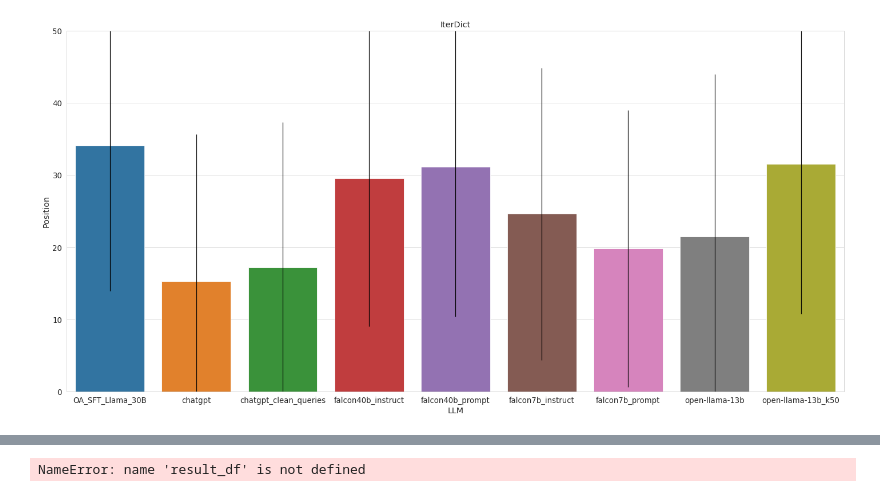
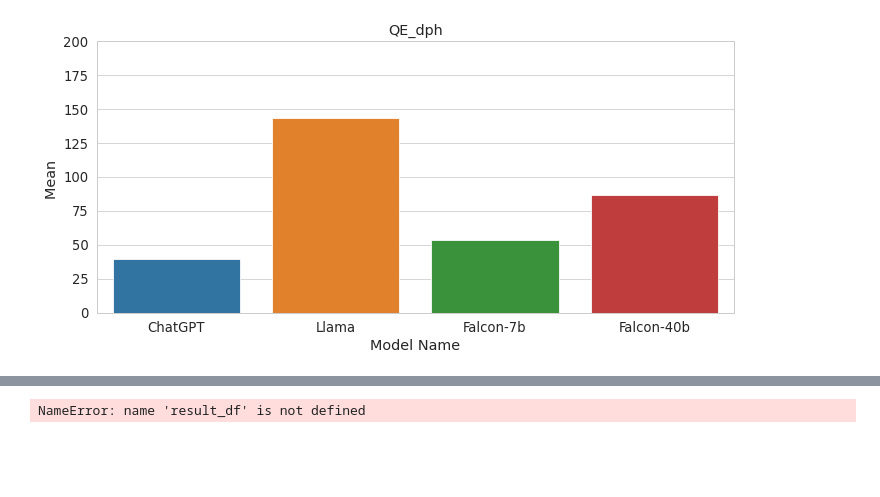
Before and after one commit to JoProbst/ThesisCode, a Jupyter notebook: visualizations/visualize_llm_result_positions.ipynb, the cells around one changed output, grey strips where cells are left out. Drawn from its saved outputs; the diff is of its cells as text; code cells hidden in the pictures; blank space fills up the shorter version.

Commit message:
Move focus in visulaizayion to just 4 models

```diff
--- a/visualizations/visualize_llm_result_positions.ipynb
+++ b/visualizations/visualize_llm_result_positions.ipynb
@@ -47,14 +47,18 @@ colbert_df.head(10)
+# %%
+# calculate number of words in column 'chatgpt_answer'
+colbert_df['answer_num_words'] = colbert_df['chatgpt_answer'].str.split().str.len()
+qe_dph_df['answer_num_words'] = qe_dph_df['chatgpt_answer'].str.split().str.len()
 # %%
 # group by llm and get mean and std of position, as well as count of value 0.0 in position
 
-colbert_df_grouped = colbert_df.groupby('llm').agg({'position': ['mean', 'std']})
+colbert_df_grouped = colbert_df.groupby('llm').agg({'position': ['mean', 'std'], 'answer_num_words': ['mean', 'std'], 'position_capped_50': ['mean', 'std']})
 colbert_df_grouped['position_0_count'] = colbert_df[colbert_df['position'] == 0.0].groupby('llm').agg({'position': 'count'})
-iterDict_df_grouped = iterDict_df.groupby('llm').agg({'position': ['mean', 'std']})
-iterDict_df_grouped['position_0_count'] = iterDict_df[iterDict_df['position'] == 0.0].groupby('llm').agg({'position': 'count'})
+qe_dph_df_grouped = qe_dph_df.groupby('llm').agg({'position': ['mean', 'std'], 'answer_num_words': ['mean', 'std'], 'position_capped_50': ['mean', 'std']})
+qe_dph_df_grouped['position_0_count'] = qe_dph_df[qe_dph_df['position'] == 0.0].groupby('llm').agg({'position': 'count'})
 
 # rename columns
 colbert_df_grouped.columns = ['_'.join(col) for col in colbert_df_grouped.columns.values]
-iterDict_df_grouped.columns = ['_'.join(col) for col in iterDict_df_grouped.columns.values]
+qe_dph_df_grouped.columns = ['_'.join(col) for col in qe_dph_df_grouped.columns.values]
 # %%
 colbert_df_grouped.head(10)
 # %% [output]
@@ -86,3 +90,12 @@ iterDict_df_grouped.head(10)
+# %%
+# only keep OA_SFT_Llama_30B, chatgpt_clean_queries, falcon40b_prompt, falcon7b_prompt and rename them to Llama, ChatGPT, Falcon-40b, Falcon-7b
+colbert_df_grouped = colbert_df_grouped.loc[['OA_SFT_Llama_30B', 'chatgpt_clean_queries', 'falcon40b_prompt', 'falcon7b_prompt']]
+colbert_df_grouped = colbert_df_grouped.rename(index={'OA_SFT_Llama_30B': 'Llama', 'chatgpt_clean_queries': 'ChatGPT', 'falcon40b_prompt': 'Falcon-40b', 'falcon7b_prompt': 'Falcon-7b'})
+qe_dph_df_grouped = qe_dph_df_grouped.loc[['OA_SFT_Llama_30B', 'chatgpt_clean_queries', 'falcon40b_prompt', 'falcon7b_prompt']]
+qe_dph_df_grouped = qe_dph_df_grouped.rename(index={'OA_SFT_Llama_30B': 'Llama', 'chatgpt_clean_queries': 'ChatGPT', 'falcon40b_prompt': 'Falcon-40b', 'falcon7b_prompt': 'Falcon-7b'})
+# change order to ChatGPT, Llama, Falcon-7b, Falcon-40b
+colbert_df_grouped = colbert_df_grouped.reindex(['ChatGPT', 'Llama', 'Falcon-7b', 'Falcon-40b'])
+qe_dph_df_grouped = qe_dph_df_grouped.reindex(['ChatGPT', 'Llama', 'Falcon-7b', 'Falcon-40b'])
 # %%
 # plot positions for each dataframe
 sns.set_style("whitegrid")
@@ -104,16 +117,17 @@ plt.show()
 # %%
-# same plot for IterDict
+# same plot for qe_dph
 sns.set_style("whitegrid")
 sns.set_context("paper", font_scale=1.5)
-fig, ax = plt.subplots(figsize=(20, 10))
-ax = sns.barplot(x=iterDict_df_grouped.index, y='position_mean', data=iterDict_df_grouped, yerr=iterDict_df_grouped['position_std'])
-ax.set_title('IterDict')
-ax.set_xlabel('LLM')
-ax.set_ylabel('Position')
+fig, ax = plt.subplots(figsize=(10, 5))
+#
+ax = sns.barplot(x=qe_dph_df_grouped.index, y='position_mean', data=qe_dph_df_grouped)
+ax.set_title('QE_dph')
+ax.set_xlabel('Model Name')
+ax.set_ylabel('Mean ')
 # set y axis to start at 0 and end at 500
-ax.set_ylim(0, 50)
+ax.set_ylim(0, 200)
 # fix x axis labels being cut off and overlapping
 plt.tight_layout()
 plt.show()
 # %% [output]
-[figure, old version]
+[figure, new version]
```
Also changed, not shown: parts of 10 cells of this notebook.
